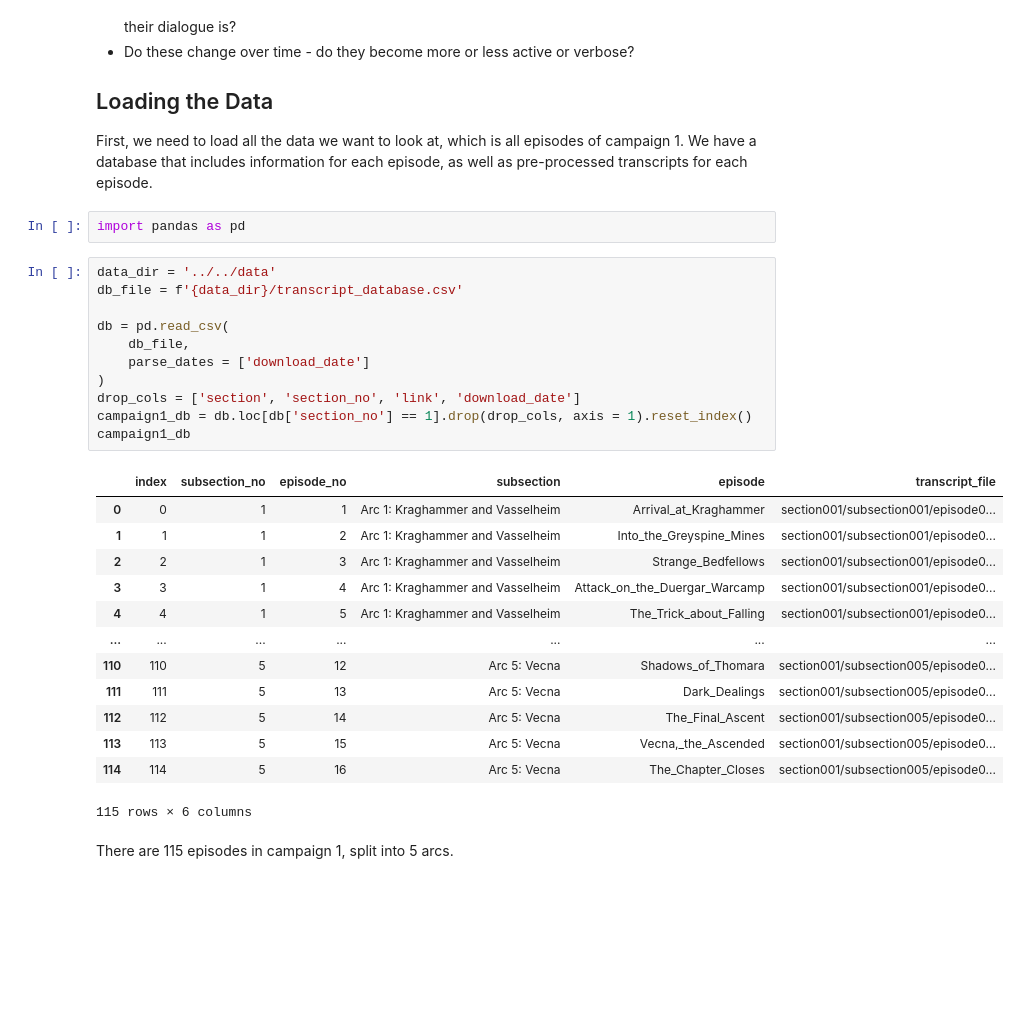
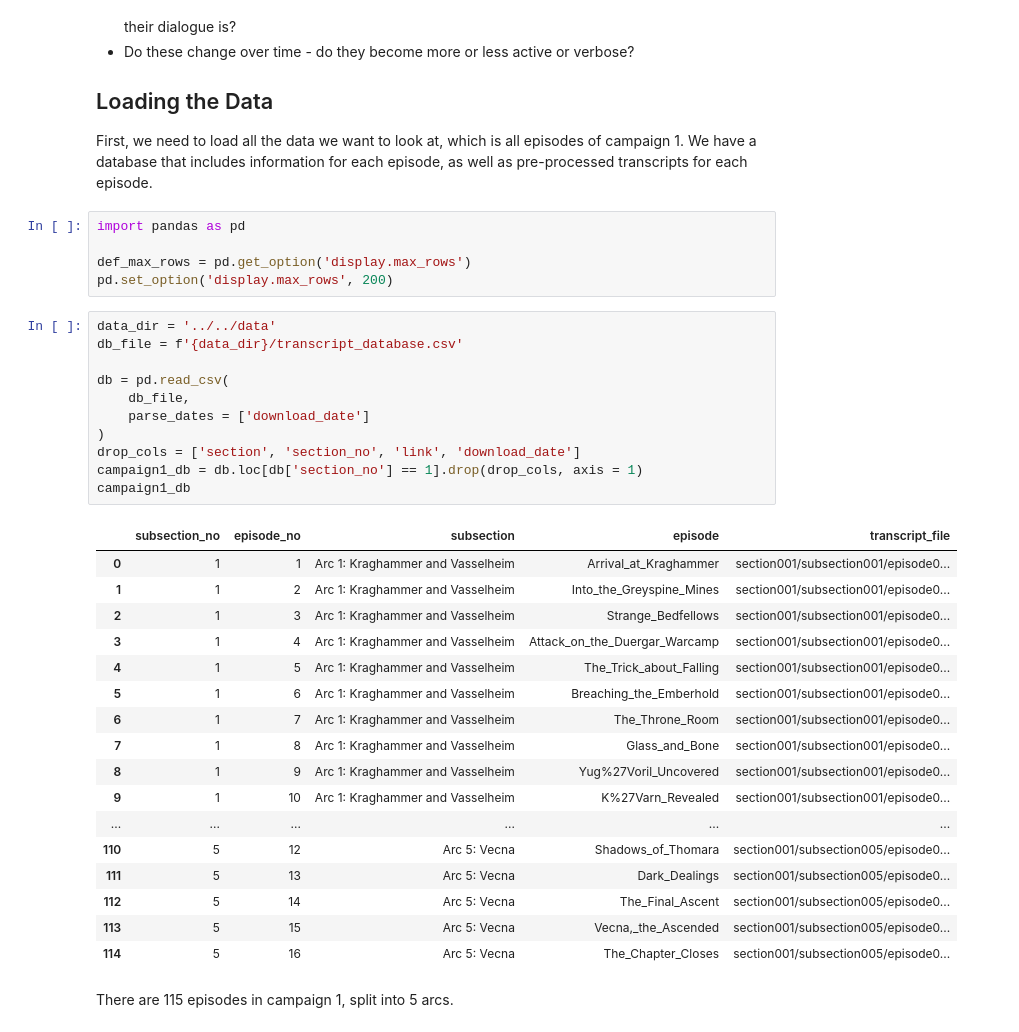
Before and after one commit to wmchad/CritRoleAI, a Jupyter notebook: notebooks/exploration/01_explore_campaign_1.ipynb, the cells around one changed output. Cells and saved outputs as stored; diff of their text form; blank space fills up the shorter version.

```diff
--- a/notebooks/exploration/01_explore_campaign_1.ipynb
+++ b/notebooks/exploration/01_explore_campaign_1.ipynb
@@ -9,33 +9,40 @@ Let's take a look at campaign 1 of Critical Role: Vox Machina! This was the inau
 ## Loading the Data
 
 First, we need to load all the data we want to look at, which is all episodes of campaign 1. We have a database that includes information for each episode, as well as pre-processed transcripts for each episode.
-# %%
-import pandas as pd
+# %%
+import pandas as pd
+
+def_max_rows = pd.get_option('display.max_rows')
+pd.set_option('display.max_rows', 200)
 # %%
 data_dir = '../../data'
 db_file = f'{data_dir}/transcript_database.csv'
 
 db = pd.read_csv(
     db_file,
     parse_dates = ['download_date']
 )
 drop_cols = ['section', 'section_no', 'link', 'download_date']
-campaign1_db = db.loc[db['section_no'] == 1].drop(drop_cols, axis = 1).reset_index()
+campaign1_db = db.loc[db['section_no'] == 1].drop(drop_cols, axis = 1)
 campaign1_db
 # %% [output]
-|  | index | subsection_no | episode_no | subsection | episode | transcript_file |
-| 0 | 0 | 1 | 1 | Arc 1: Kraghammer and Vasselheim | Arrival_at_Kraghammer | section001/subsection001/episode0... |
-| 1 | 1 | 1 | 2 | Arc 1: Kraghammer and Vasselheim | Into_the_Greyspine_Mines | section001/subsection001/episode0... |
-| 2 | 2 | 1 | 3 | Arc 1: Kraghammer and Vasselheim | Strange_Bedfellows | section001/subsection001/episode0... |
-| 3 | 3 | 1 | 4 | Arc 1: Kraghammer and Vasselheim | Attack_on_the_Duergar_Warcamp | section001/subsection001/episode0... |
-| 4 | 4 | 1 | 5 | Arc 1: Kraghammer and Vasselheim | The_Trick_about_Falling | section001/subsection001/episode0... |
-| ... | ... | ... | ... | ... | ... | ... |
-| 110 | 110 | 5 | 12 | Arc 5: Vecna | Shadows_of_Thomara | section001/subsection005/episode0... |
-| 111 | 111 | 5 | 13 | Arc 5: Vecna | Dark_Dealings | section001/subsection005/episode0... |
-| 112 | 112 | 5 | 14 | Arc 5: Vecna | The_Final_Ascent | section001/subsection005/episode0... |
-| 113 | 113 | 5 | 15 | Arc 5: Vecna | Vecna,_the_Ascended | section001/subsection005/episode0... |
-| 114 | 114 | 5 | 16 | Arc 5: Vecna | The_Chapter_Closes | section001/subsection005/episode0... |
+|  | subsection_no | episode_no | subsection | episode | transcript_file |
+| 0 | 1 | 1 | Arc 1: Kraghammer and Vasselheim | Arrival_at_Kraghammer | section001/subsection001/episode0... |
+| 1 | 1 | 2 | Arc 1: Kraghammer and Vasselheim | Into_the_Greyspine_Mines | section001/subsection001/episode0... |
+| 2 | 1 | 3 | Arc 1: Kraghammer and Vasselheim | Strange_Bedfellows | section001/subsection001/episode0... |
+| 3 | 1 | 4 | Arc 1: Kraghammer and Vasselheim | Attack_on_the_Duergar_Warcamp | section001/subsection001/episode0... |
+| 4 | 1 | 5 | Arc 1: Kraghammer and Vasselheim | The_Trick_about_Falling | section001/subsection001/episode0... |
+| 5 | 1 | 6 | Arc 1: Kraghammer and Vasselheim | Breaching_the_Emberhold | section001/subsection001/episode0... |
+| 6 | 1 | 7 | Arc 1: Kraghammer and Vasselheim | The_Throne_Room | section001/subsection001/episode0... |
+| 7 | 1 | 8 | Arc 1: Kraghammer and Vasselheim | Glass_and_Bone | section001/subsection001/episode0... |
+| 8 | 1 | 9 | Arc 1: Kraghammer and Vasselheim | Yug%27Voril_Uncovered | section001/subsection001/episode0... |
+| 9 | 1 | 10 | Arc 1: Kraghammer and Vasselheim | K%27Varn_Revealed | section001/subsection001/episode0... |
+| ... | ... | ... | ... | ... | ... |
+| 110 | 5 | 12 | Arc 5: Vecna | Shadows_of_Thomara | section001/subsection005/episode0... |
+| 111 | 5 | 13 | Arc 5: Vecna | Dark_Dealings | section001/subsection005/episode0... |
+| 112 | 5 | 14 | Arc 5: Vecna | The_Final_Ascent | section001/subsection005/episode0... |
+| 113 | 5 | 15 | Arc 5: Vecna | Vecna,_the_Ascended | section001/subsection005/episode0... |
+| 114 | 5 | 16 | Arc 5: Vecna | The_Chapter_Closes | section001/subsection005/episode0... |
-115 rows × 6 columns
 # %% [markdown]
 There are 115 episodes in campaign 1, split into 5 arcs.
 # %%
```
Also changed, not shown: parts of 6 cells of this notebook, 1 other file.
